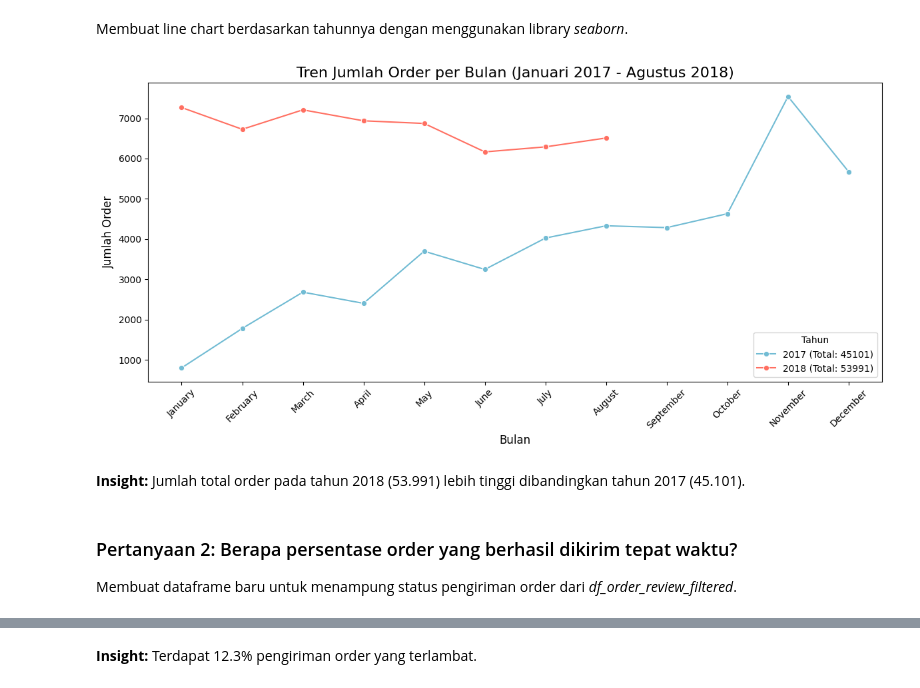
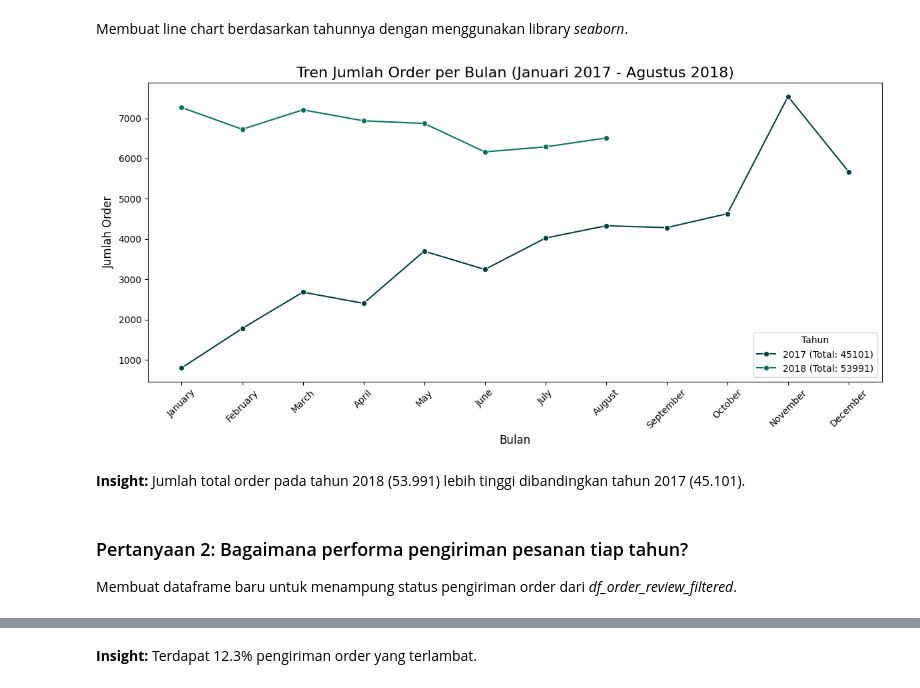
Before and after one commit to naurahhanaf/learn-project, a Jupyter notebook: brazilian-ecommerce-analysis/notebook.ipynb, the cells around one changed output, grey strips where cells are left out. Saved outputs shown, nothing was run; the diff lists cells and outputs as text; code cells hidden in the pictures.

```diff
--- a/brazilian-ecommerce-analysis/notebook.ipynb
+++ b/brazilian-ecommerce-analysis/notebook.ipynb
@@ -303,3 +304,6 @@ df_orders.groupby(by="delivery_status").agg({
 - Setiap tahun, order barang meningkat dimana 2018 terdapat 54.011 order.
 - Status delivered merupakan status pengiriman yang paling tinggi.
 - Ada 12.254 order yang mengalami keterlambatan.
+# %%
+df_orders["length_of_delivery_time"] = (df_orders["order_estimated_delivery_date"] - df_orders["order_delivered_customer_date"]).dt.days
+df_orders.head()
@@ -442,37 +457,37 @@ Membuat line chart berdasarkan tahunnya dengan menggunakan library *seaborn*.
 # %%
 # Mengitung total pesanan untuk setiap tahun
 total_orders_2017 = df_year_month_order[df_year_month_order["order_purchase_year"] == 2017]["order_count"].sum()
 total_orders_2018 = df_year_month_order[df_year_month_order["order_purchase_year"] == 2018]["order_count"].sum()
 
 plt.figure(figsize=(12, 6))
 
 ax = sns.lineplot(
     x="order_purchase_month",   #sumbu x
     y="order_count",            #sumbu y
     hue="order_purchase_year",
     data=df_year_month_order,
     marker="o",
-    palette=["#72BCD4", "#FF6F61"]
+    palette=["#014040", "#02735E"]
 )
 
 handles, labels = ax.get_legend_handles_labels()
 plt.legend(
     handles=handles, # objek grafis dari legend (misalnya, garis).
     labels=[f"2017 (Total: {total_orders_2017})", f"2018 (Total: {total_orders_2018})"],
     title="Tahun"
 )
 plt.xlabel("Bulan", fontsize=12)
 plt.ylabel("Jumlah Order", fontsize=12)
 plt.title("Tren Jumlah Order per Bulan (Januari 2017 - Agustus 2018)", fontsize=16)
 plt.xticks(rotation=45)
 plt.tight_layout()
 plt.show()
 # %% [output]
-[figure, old version]
+[figure, new version]
 # %% [markdown]
 **Insight:**
 Jumlah total order pada tahun 2018 (53.991) lebih tinggi dibandingkan tahun 2017 (45.101).
 # %% [markdown]
-### Pertanyaan 2: Berapa persentase order yang berhasil dikirim tepat waktu?
+### Pertanyaan 2: Bagaimana performa pengiriman pesanan tiap tahun?
 Membuat dataframe baru untuk menampung status pengiriman order dari *df_order_review_filtered*.
 # %%
```
Also changed, not shown: parts of 17 cells of this notebook.
